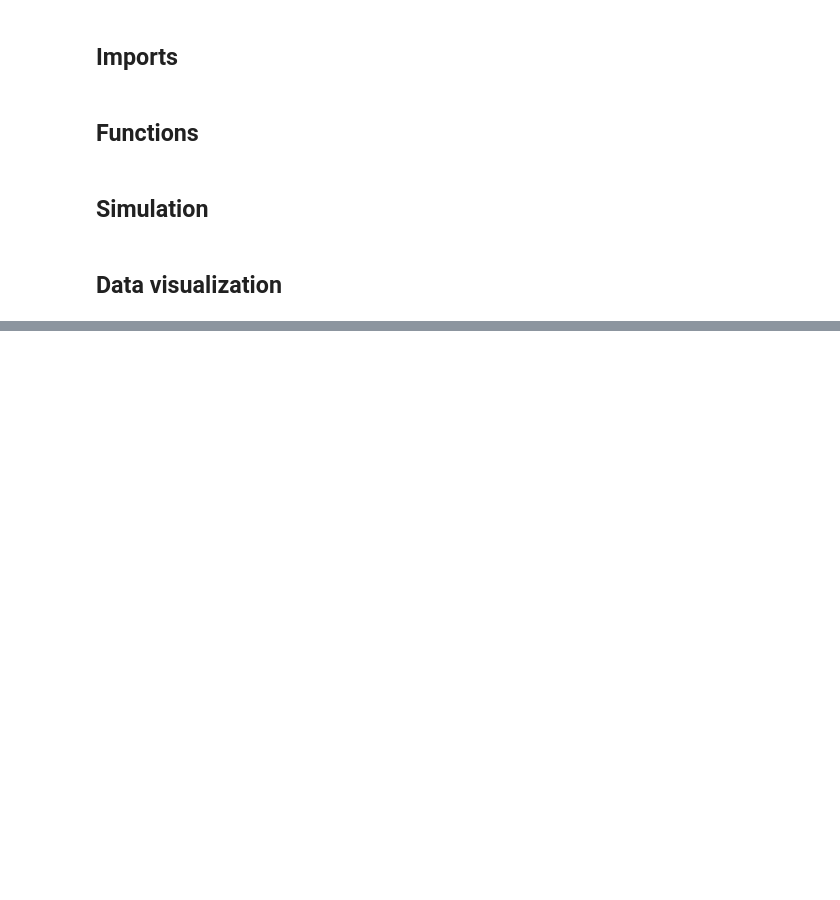
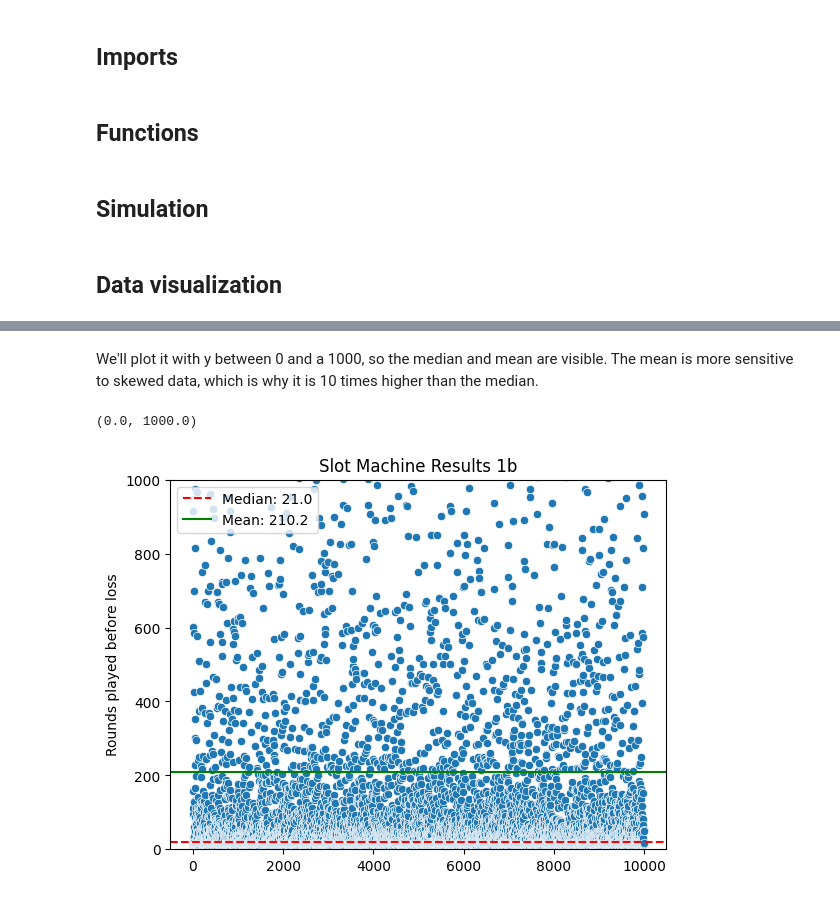
Before and after one commit to kallekleiv/TDT4171-AI_METHODS-assignment1, a Jupyter notebook: Exercise2.ipynb, the cells around one changed output, grey strips where cells are left out. Drawn from its saved outputs; the diff is of its cells as text; code cells hidden in the pictures; blank space fills up the shorter version.

```diff
--- a/Exercise2.ipynb
+++ b/Exercise2.ipynb
@@ -91,0 +84,18 @@ Mean win_ratio: 0.255
+# %% [markdown]
+We'll plot it with y between 0 and a 1000, so the median and mean are visible. The mean is more sensitive to skewed data, which is why it is 10 times higher than the median.
+# %%
+plt.title("Slot Machine Results 1b")
+plt.ylabel("Rounds played before loss")
+
+y = num_rounds_data
+y_median = round(statistics.median(y), 1)
+y_mean = round(statistics.mean(y), 1)
+
+plt.axhline(y_median, c='red', linestyle="--", label="Median: " + str(y_median))
+plt.axhline(y_mean, c='green', linestyle="-", label="Mean: " + str(y_mean))
+sns.scatterplot(y)
+
+plt.ylim(0, 1000)
+# %% [output]
+(0.0, 1000.0)
+[figure, added]
```
Also changed, not shown: parts of 3 cells of this notebook, 1 other file.
